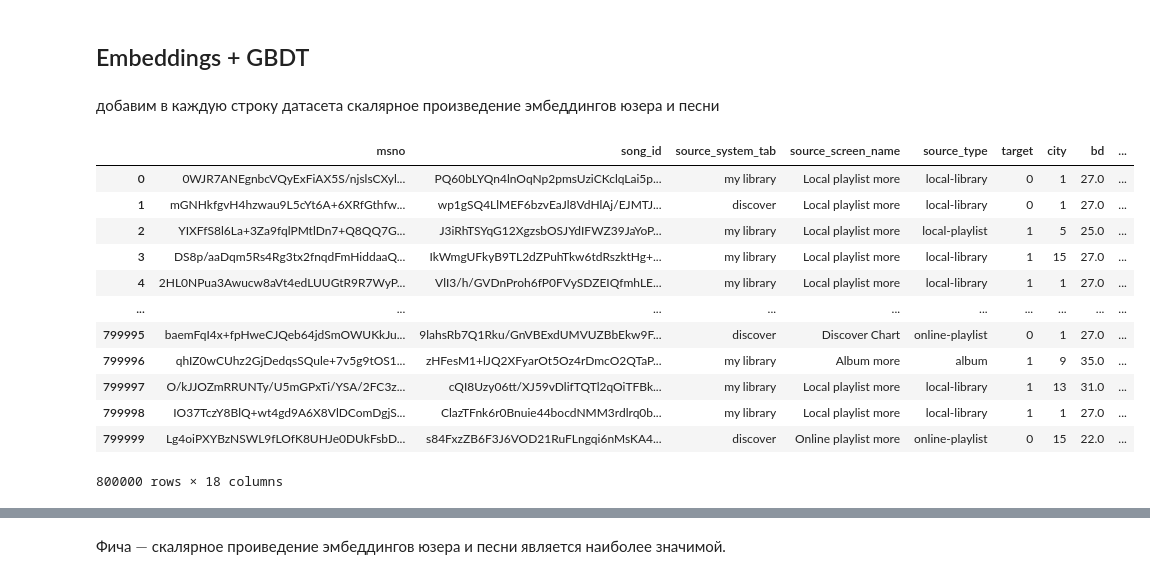
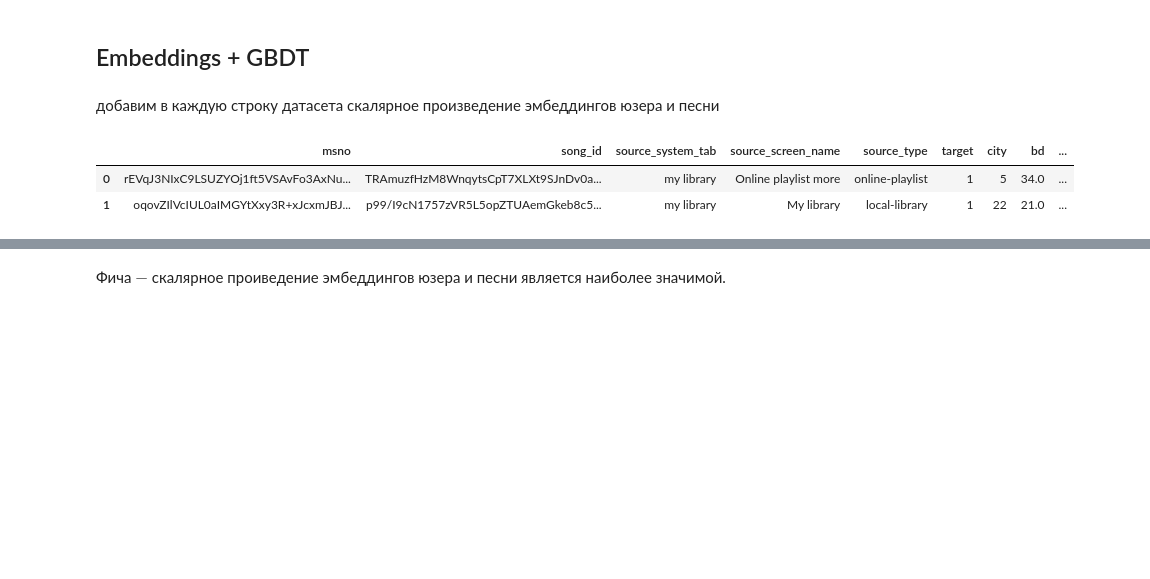
Before and after one commit to Alina9/HSE_RecSys2020, a Jupyter notebook: HW2.ipynb, the cells around one changed output, grey strips where cells are left out. Saved outputs shown, nothing was run; the diff lists cells and outputs as text; code cells hidden in the pictures; blank space fills up the shorter version.

```diff
--- a/HW2.ipynb
+++ b/HW2.ipynb
@@ -436,14 +440,13 @@ import sys
 def user_embeddings(wv, X_train, y_train):
     user_embeddings = collections.defaultdict(lambda: np.zeros(EMBEDDING_SIZE))
     user_counts = collections.defaultdict(int)
-    for (index, row), target in tqdm.tqdm(zip(X_train.iterrows(), y_train), file=sys.stdout):
-        if target != 1.0:
-            continue
-        user_id = row['msno']
-        song_id = row['song_id']
-        if song_id in wv:
-            user_embeddings[user_id] += wv[song_id]
-            user_counts[user_id] += 1
+    for (index, row), target in zip(X_train.iterrows(), y_train):
+        if target == 1.0:
+            user_id = row['msno']
+            song_id = row['song_id']
+            if song_id in wv:
+                user_embeddings[user_id] += wv[song_id]
+                user_counts[user_id] += 1
     for user_id in user_embeddings.keys():
         user_embeddings[user_id] /= user_counts[user_id]
     return user_embeddings
@@ -488,6 +491,6 @@ test1['msno']
 Name: msno, Length: 200000, dtype: object
 # %%
-user_id  = test1['msno'][837627]
+user_id  = test1['msno'][464581]
 song_id = test1[test1['msno'] == user_id]['song_id']
 # %%
 rec = get_recommendation(user_id, u_embed, model.wv, song_id)
@@ -547,21 +552,11 @@ embed_train = data_with_embed(model.wv, u_embed, train1)
 embed_train  = Nan_unknown(embed_train)
 embed_train = other_type(embed_train)
 # %%
-embed_train
+embed_train.head(2)
 # %% [output]
 |  | msno | song_id | source_system_tab | source_screen_name | source_type | target | city | bd | ... |
-| 0 | 0WJR7ANEgnbcVQyExFiAX5S/njslsCXyl... | PQ60bLYQn4lnOqNp2pmsUziCKclqLai5p... | my library | Local playlist more | local-library | 0 | 1 | 27.0 | ... |
-| 1 | mGNHkfgvH4hzwau9L5cYt6A+6XRfGthfw... | wp1gSQ4LlMEF6bzvEaJl8VdHlAj/EJMTJ... | discover | Local playlist more | local-library | 0 | 1 | 27.0 | ... |
-| 2 | YIXFfS8l6La+3Za9fqlPMtlDn7+Q8QQ7G... | J3iRhTSYqG12XgzsbOSJYdIFWZ39JaYoP... | my library | Local playlist more | local-playlist | 1 | 5 | 25.0 | ... |
-| 3 | DS8p/aaDqm5Rs4Rg3tx2fnqdFmHiddaaQ... | IkWmgUFkyB9TL2dZPuhTkw6tdRszktHg+... | my library | Local playlist more | local-library | 1 | 15 | 27.0 | ... |
-| 4 | 2HL0NPua3Awucw8aVt4edLUUGtR9R7WyP... | VlI3/h/GVDnProh6fP0FVySDZEIQfmhLE... | my library | Local playlist more | local-library | 1 | 1 | 27.0 | ... |
-| ... | ... | ... | ... | ... | ... | ... | ... | ... | ... |
-| 799995 | baemFqI4x+fpHweCJQeb64jdSmOWUKkJu... | 9lahsRb7Q1Rku/GnVBExdUMVUZBbEkw9F... | discover | Discover Chart | online-playlist | 0 | 1 | 27.0 | ... |
-| 799996 | qhIZ0wCUhz2GjDedqsSQule+7v5g9tOS1... | zHFesM1+lJQ2XFyarOt5Oz4rDmcO2QTaP... | my library | Album more | album | 1 | 9 | 35.0 | ... |
-| 799997 | O/kJJOZmRRUNTy/U5mGPxTi/YSA/2FC3z... | cQI8Uzy06tt/XJ59vDlifTQTl2qOiTFBk... | my library | Local playlist more | local-library | 1 | 13 | 31.0 | ... |
-| 799998 | IO37TczY8BlQ+wt4gd9A6X8VlDComDgjS... | ClazTFnk6r0Bnuie44bocdNMM3rdlrq0b... | my library | Local playlist more | local-library | 1 | 1 | 27.0 | ... |
-| 799999 | Lg4oiPXYBzNSWL9fLOfK8UHJe0DUkFsbD... | s84FxzZB6F3J6VOD21RuFLngqi6nMsKA4... | discover | Online playlist more | online-playlist | 0 | 15 | 22.0 | ... |
+| 0 | rEVqJ3NIxC9LSUZYOj1ft5VSAvFo3AxNu... | TRAmuzfHzM8WnqytsCpT7XLXt9SJnDv0a... | my library | Online playlist more | online-playlist | 1 | 5 | 34.0 | ... |
+| 1 | oqovZIlVcIUL0aIMGYtXxy3R+xJcxmJBJ... | p99/I9cN1757zVR5L5opZTUAemGkeb8c5... | my library | My library | local-library | 1 | 22 | 21.0 | ... |
-800000 rows × 18 columns
 # %%
 embed_target = embed_train['target']
 embed_train.drop(['target'], axis = 1, inplace = True)
```
Also changed, not shown: parts of 18 cells of this notebook.
